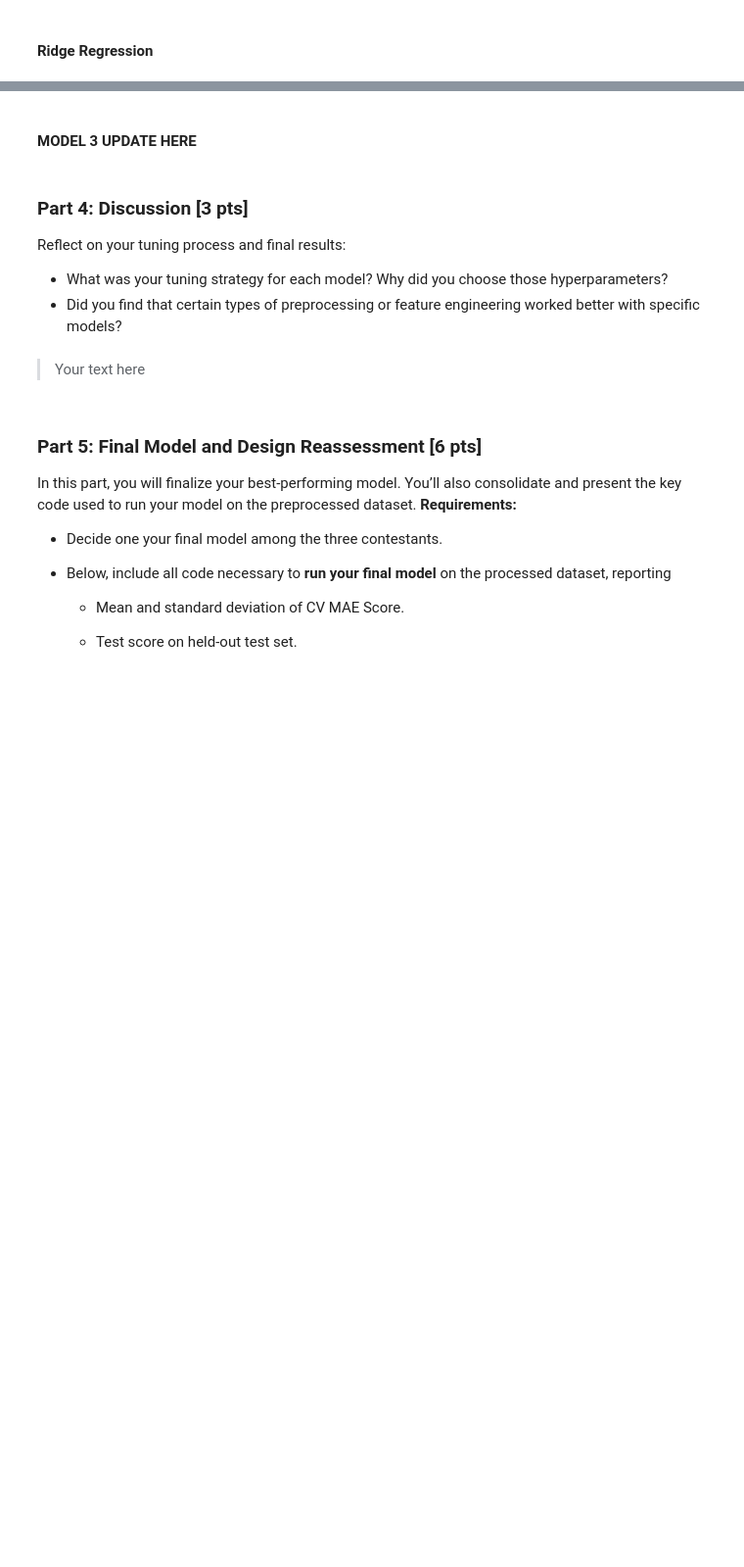
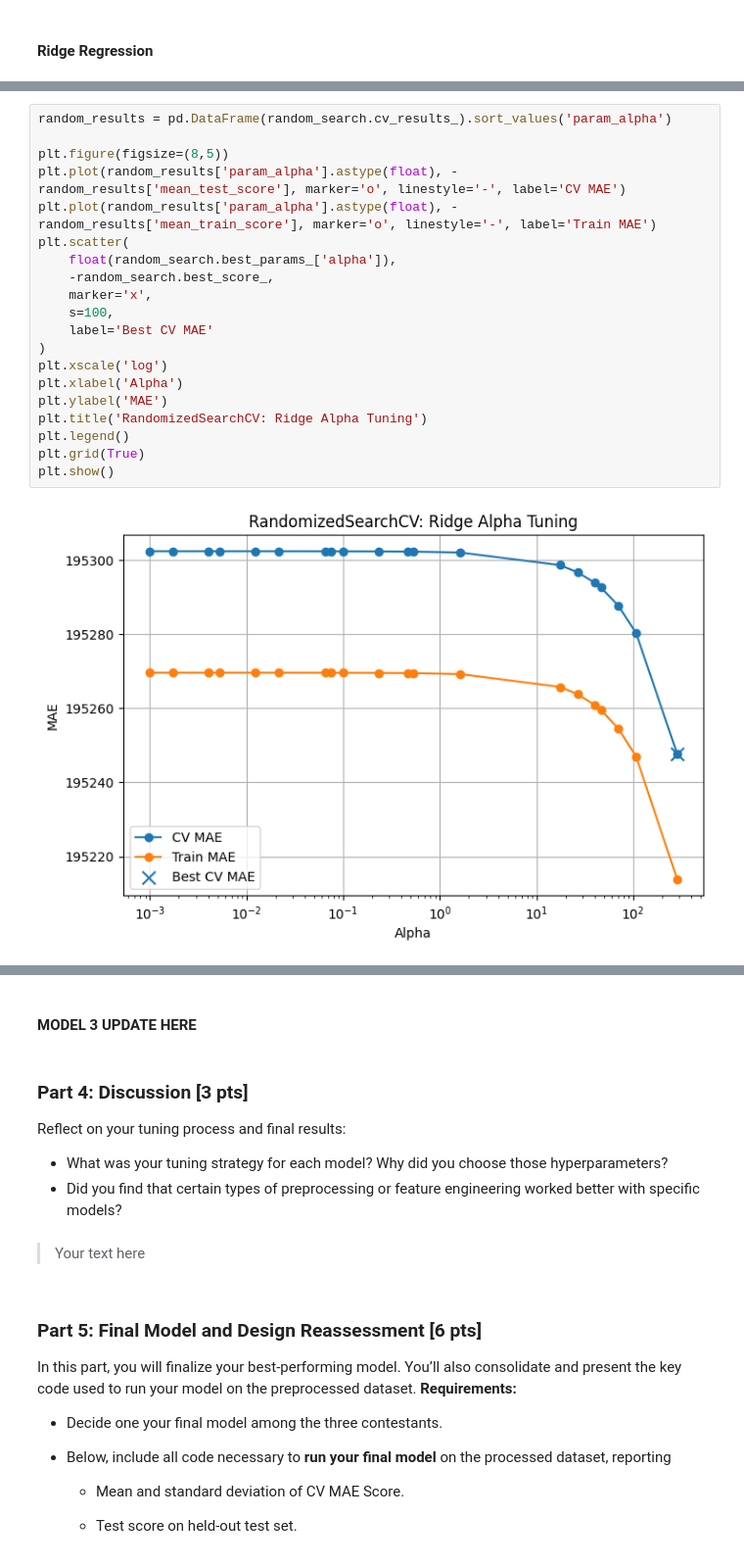
Before and after one commit to nscibelli/zillow, a Jupyter notebook: Milestone_02.ipynb, the cells around one changed output, grey strips where cells are left out. Shown at 98% size. Drawn from its saved outputs; the diff is of its cells as text; blank space fills up the shorter version.

```diff
--- a/Milestone_02.ipynb
+++ b/Milestone_02.ipynb
@@ -916,0 +1044,22 @@ Improvement          $       +554
+# %%
+random_results = pd.DataFrame(random_search.cv_results_).sort_values('param_alpha')
+
+plt.figure(figsize=(8,5))
+plt.plot(random_results['param_alpha'].astype(float), -random_results['mean_test_score'], marker='o', linestyle='-', label='CV MAE')
+plt.plot(random_results['param_alpha'].astype(float), -random_results['mean_train_score'], marker='o', linestyle='-', label='Train MAE')
+plt.scatter(
+    float(random_search.best_params_['alpha']),
+    -random_search.best_score_,
+    marker='x',
+    s=100,
+    label='Best CV MAE'
+)
+plt.xscale('log')
+plt.xlabel('Alpha')
+plt.ylabel('MAE')
+plt.title('RandomizedSearchCV: Ridge Alpha Tuning')
+plt.legend()
+plt.grid(True)
+plt.show()
+# %% [output]
+[figure, added]
```
Also changed, not shown: parts of 29 cells of this notebook.
